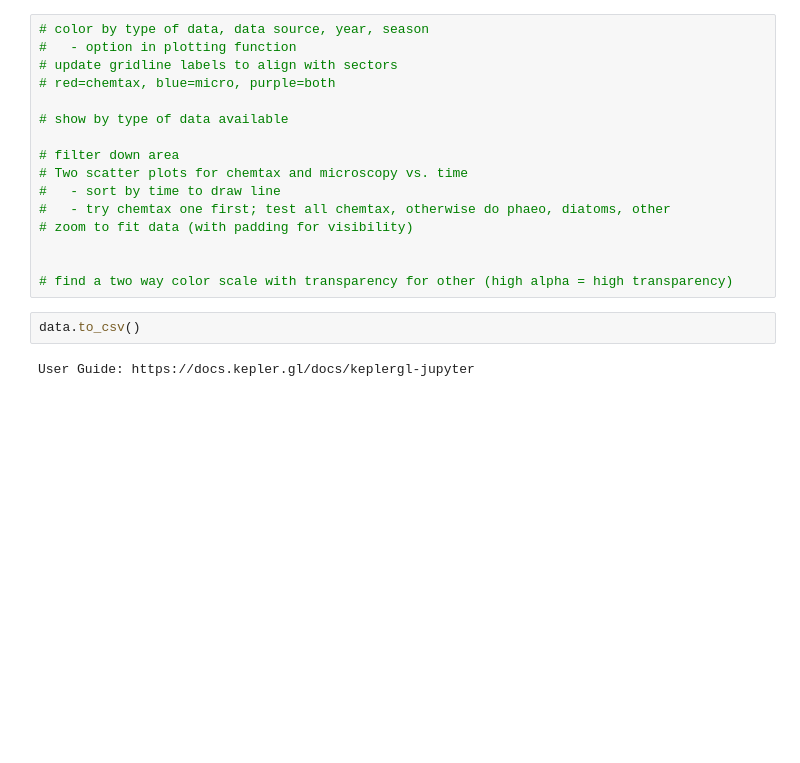
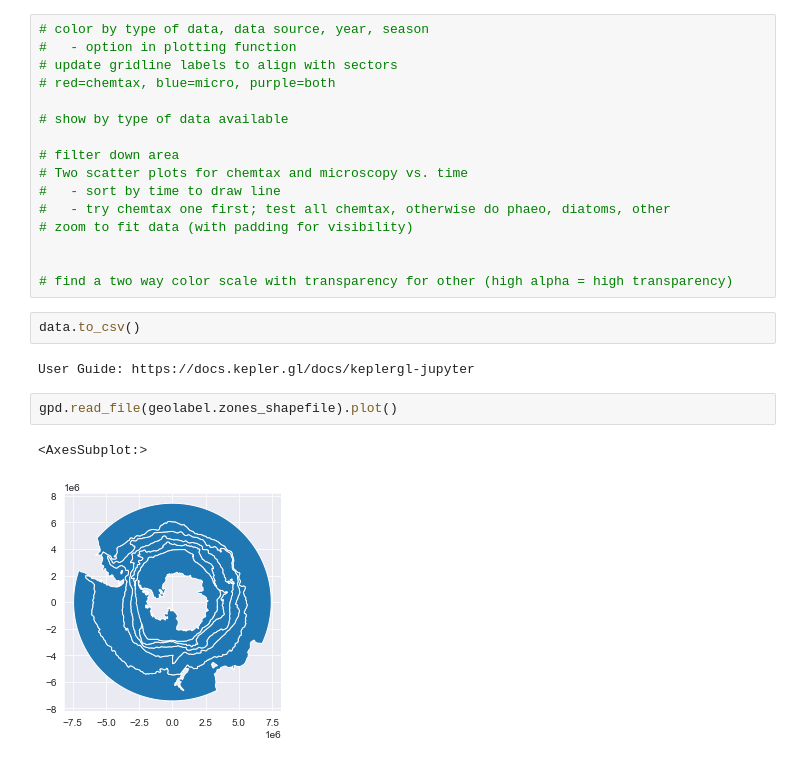
Before and after one commit to ayushnag/sophy, a Jupyter notebook: sophy/sophy.ipynb, the cells around one changed output. Cells and saved outputs as stored; diff of their text form; blank space fills up the shorter version.

```diff
--- a/sophy/sophy.ipynb
+++ b/sophy/sophy.ipynb
@@ -251,3 +248,8 @@ data_gdf.plot(ax=ax, color='r')
 data.to_csv()
 # %% [output]
 User Guide: https://docs.kepler.gl/docs/keplergl-jupyter
+# %%
+gpd.read_file(geolabel.zones_shapefile).plot()
+# %% [output]
+<AxesSubplot:>
+[figure, added]
```
Also changed, not shown: parts of 6 cells of this notebook, 10 other files.
